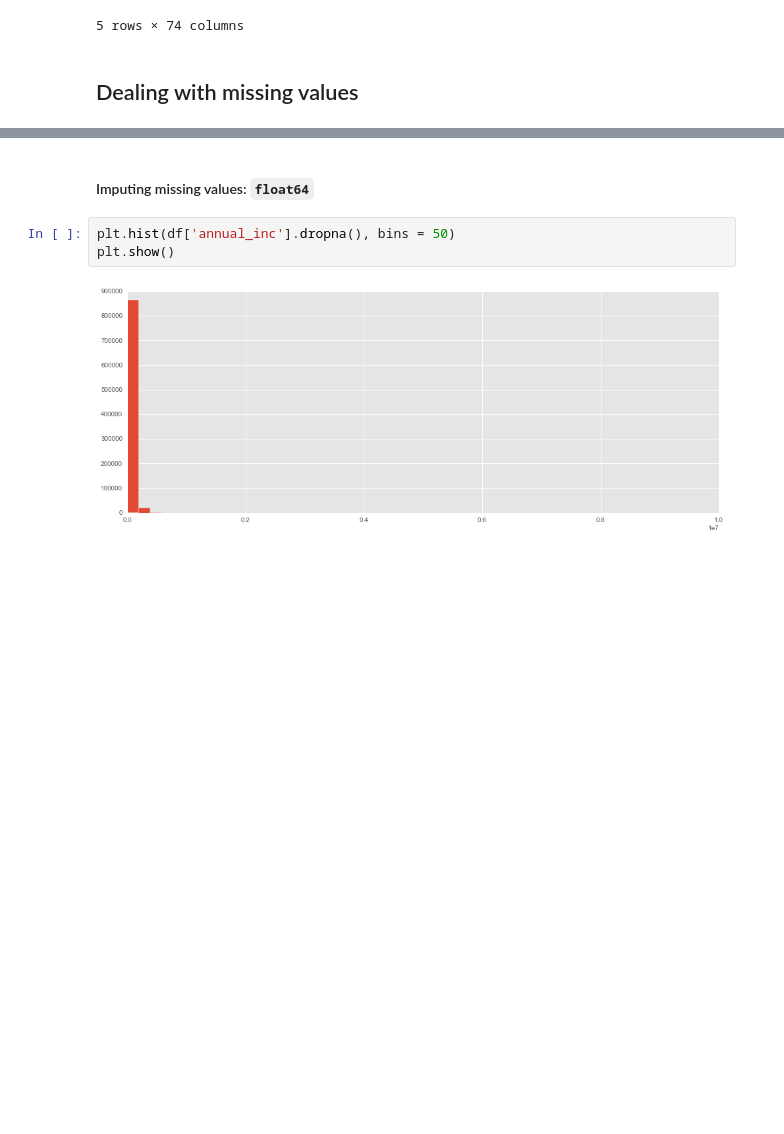
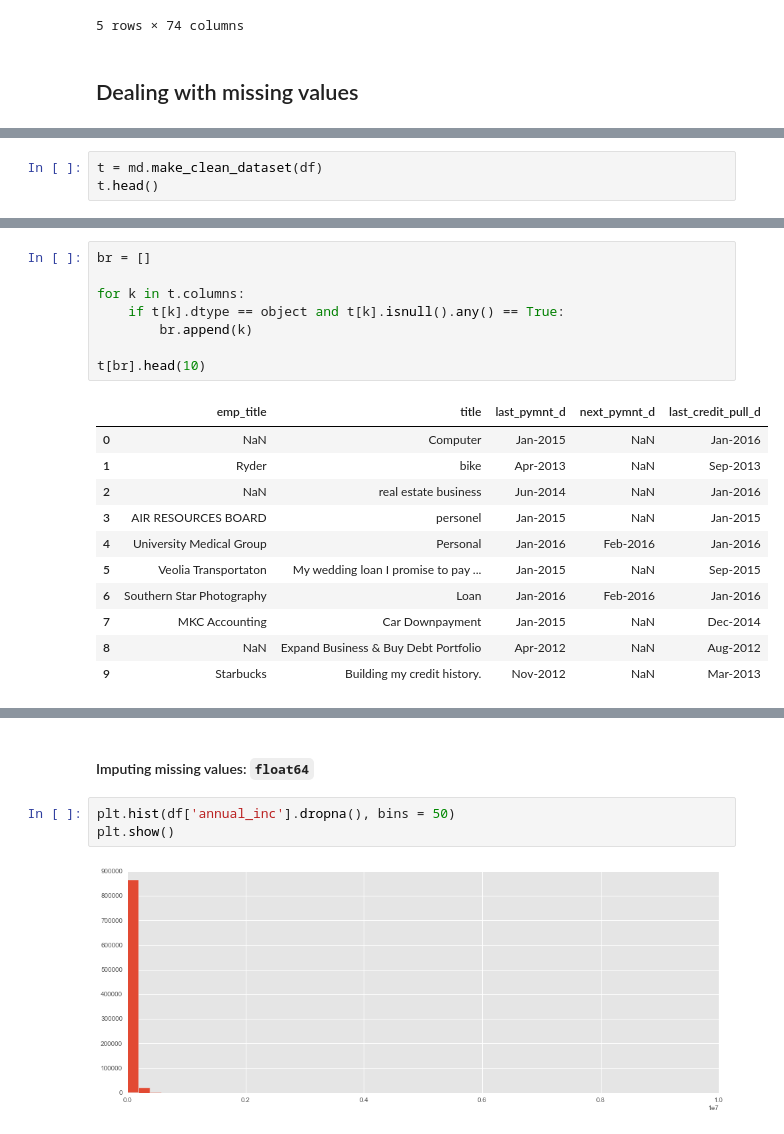
Before and after one commit to QuinnLee/cs109a-Project, a Jupyter notebook: notebooks/4-aa-feature-engineering.ipynb, the cells around one changed output, grey strips where cells are left out. Saved outputs shown, nothing was run; the diff lists cells and outputs as text; blank space fills up the shorter version.

Commit message:
Finalizing missing value imputation
String stuff is next.

```diff
--- a/notebooks/4-aa-feature-engineering.ipynb
+++ b/notebooks/4-aa-feature-engineering.ipynb
@@ -121,0 +49,3 @@ ValueError: to assemble mappings requires at least that [year, month, day] be sp
+# %%
+t = md.make_clean_dataset(df)
+t.head()
@@ -121,0 +61,20 @@ ValueError: to assemble mappings requires at least that [year, month, day] be sp
+# %%
+br = []
+
+for k in t.columns:
+    if t[k].dtype == object and t[k].isnull().any() == True:
+        br.append(k)
+
+t[br].head(10)
+# %% [output]
+|  | emp_title | title | last_pymnt_d | next_pymnt_d | last_credit_pull_d |
+| 0 | NaN | Computer | Jan-2015 | NaN | Jan-2016 |
+| 1 | Ryder | bike | Apr-2013 | NaN | Sep-2013 |
+| 2 | NaN | real estate business | Jun-2014 | NaN | Jan-2016 |
+| 3 | AIR RESOURCES BOARD | personel | Jan-2015 | NaN | Jan-2015 |
+| 4 | University Medical Group | Personal | Jan-2016 | Feb-2016 | Jan-2016 |
+| 5 | Veolia Transportaton | My wedding loan I promise to pay ... | Jan-2015 | NaN | Sep-2015 |
+| 6 | Southern Star Photography | Loan | Jan-2016 | Feb-2016 | Jan-2016 |
+| 7 | MKC Accounting | Car Downpayment | Jan-2015 | NaN | Dec-2014 |
+| 8 | NaN | Expand Business & Buy Debt Portfolio | Apr-2012 | NaN | Aug-2012 |
+| 9 | Starbucks | Building my credit history. | Nov-2012 | NaN | Mar-2013 |
```
Also changed, not shown: parts of 13 cells of this notebook, 2 other files.
